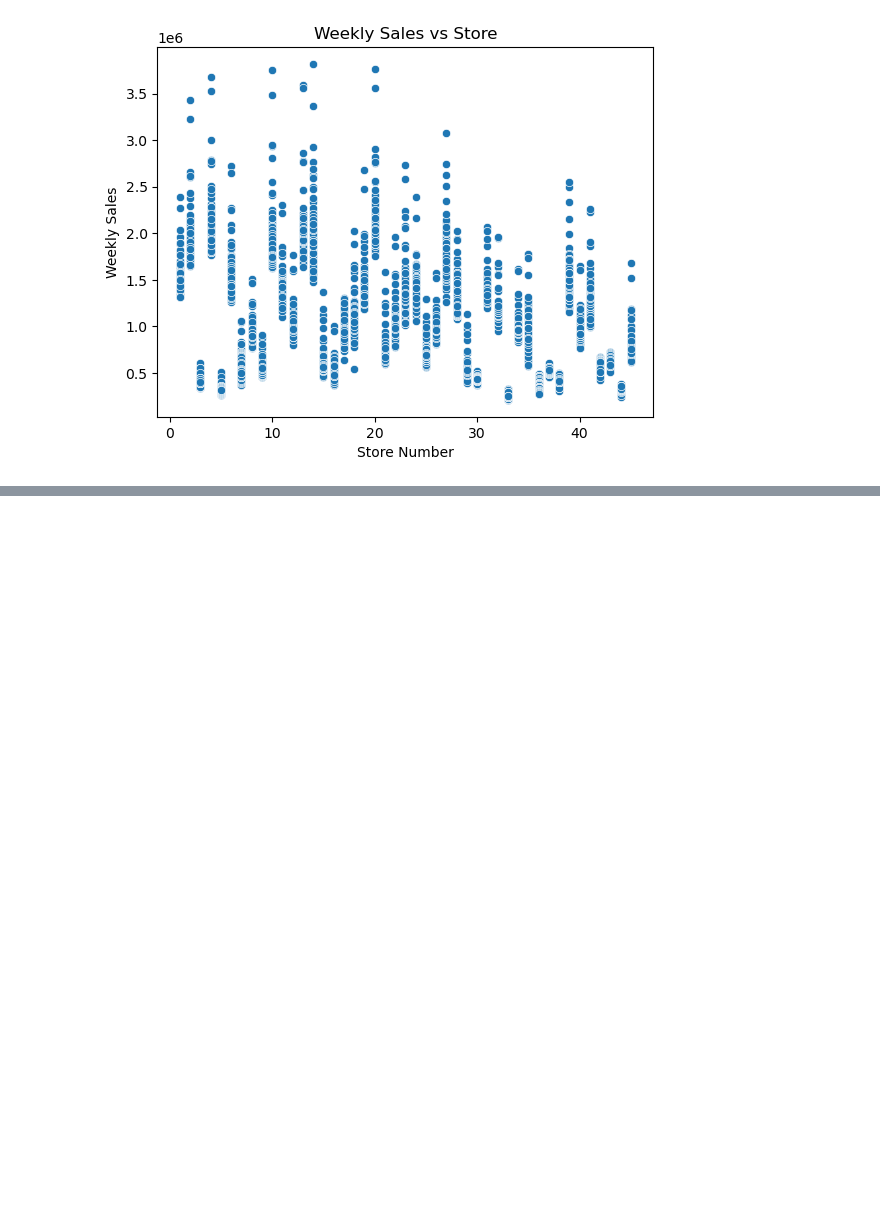
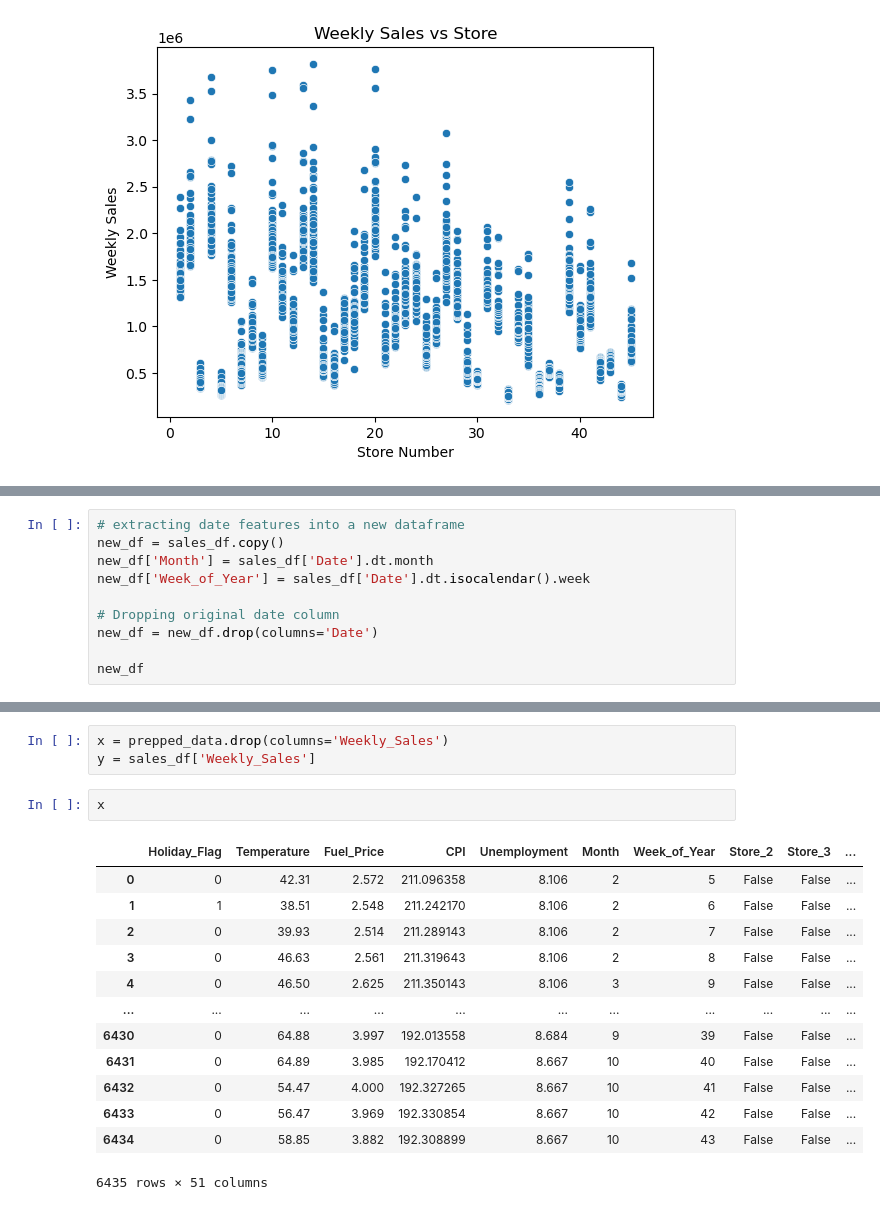
Before and after one commit to anthonyvictorio/walmart-sales-data-project, a Jupyter notebook: Walmart_Sales_Data_Project.ipynb, the cells around one changed output, grey strips where cells are left out. Cells and saved outputs as stored; diff of their text form; blank space fills up the shorter version.

```diff
--- a/Walmart_Sales_Data_Project.ipynb
+++ b/Walmart_Sales_Data_Project.ipynb
@@ -185,0 +188,10 @@ plt.show()
+# %%
+# extracting date features into a new dataframe
+new_df = sales_df.copy()
+new_df['Month'] = sales_df['Date'].dt.month
+new_df['Week_of_Year'] = sales_df['Date'].dt.isocalendar().week
+
+# Dropping original date column
+new_df = new_df.drop(columns='Date')
+
+new_df
@@ -185,0 +230,19 @@ plt.show()
+# %%
+x = prepped_data.drop(columns='Weekly_Sales')
+y = sales_df['Weekly_Sales']
+# %%
+x
+# %% [output]
+|  | Holiday_Flag | Temperature | Fuel_Price | CPI | Unemployment | Month | Week_of_Year | Store_2 | Store_3 | ... |
+| 0 | 0 | 42.31 | 2.572 | 211.096358 | 8.106 | 2 | 5 | False | False | ... |
+| 1 | 1 | 38.51 | 2.548 | 211.242170 | 8.106 | 2 | 6 | False | False | ... |
+| 2 | 0 | 39.93 | 2.514 | 211.289143 | 8.106 | 2 | 7 | False | False | ... |
+| 3 | 0 | 46.63 | 2.561 | 211.319643 | 8.106 | 2 | 8 | False | False | ... |
+| 4 | 0 | 46.50 | 2.625 | 211.350143 | 8.106 | 3 | 9 | False | False | ... |
+| ... | ... | ... | ... | ... | ... | ... | ... | ... | ... | ... |
+| 6430 | 0 | 64.88 | 3.997 | 192.013558 | 8.684 | 9 | 39 | False | False | ... |
+| 6431 | 0 | 64.89 | 3.985 | 192.170412 | 8.667 | 10 | 40 | False | False | ... |
+| 6432 | 0 | 54.47 | 4.000 | 192.327265 | 8.667 | 10 | 41 | False | False | ... |
+| 6433 | 0 | 56.47 | 3.969 | 192.330854 | 8.667 | 10 | 42 | False | False | ... |
+| 6434 | 0 | 58.85 | 3.882 | 192.308899 | 8.667 | 10 | 43 | False | False | ... |
+6435 rows × 51 columns
```
Also changed, not shown: parts of 21 cells of this notebook.
